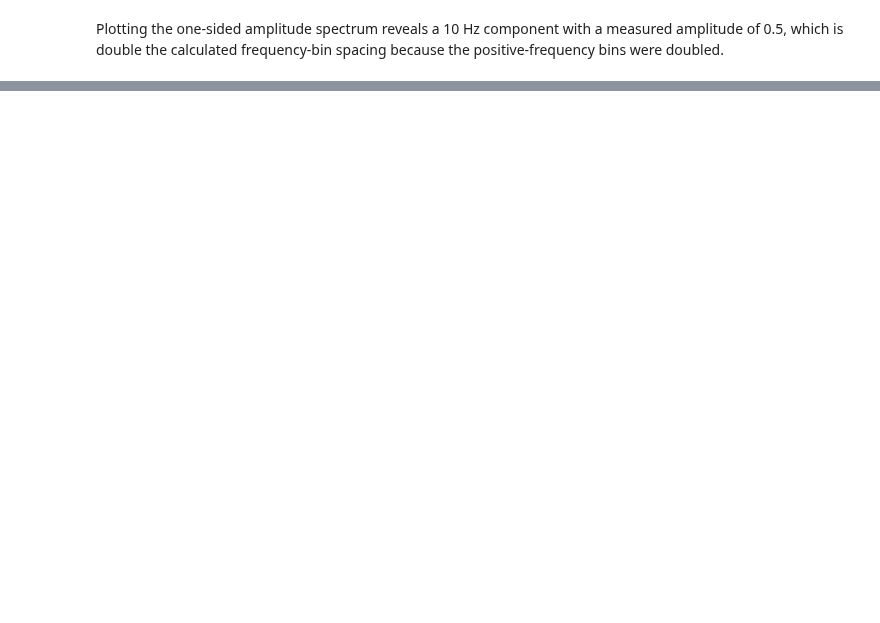
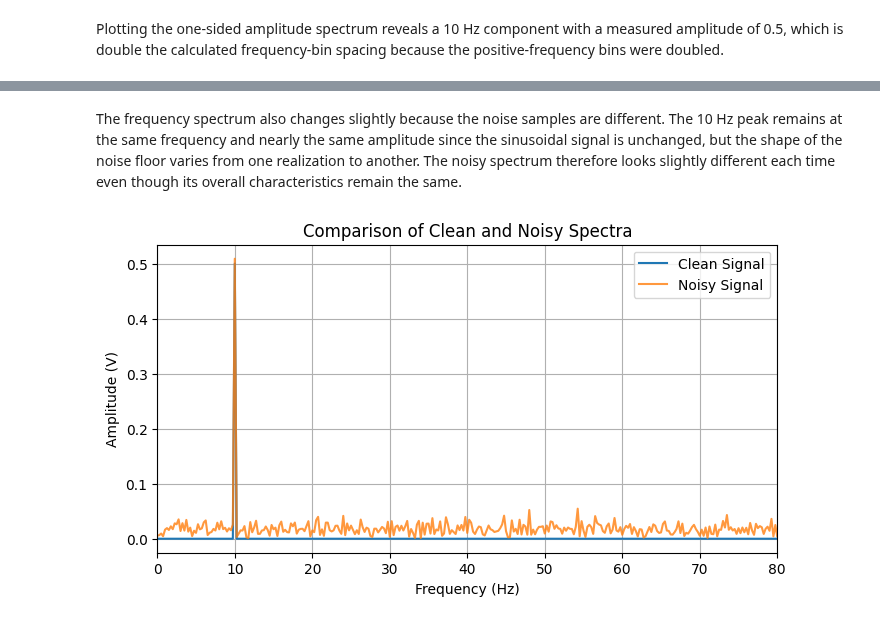
Before and after one commit to 48774861/Embedded-Wireless-Design-Labs, a Jupyter notebook: Lab2/Lab2Report.ipynb, the cells around one changed output, grey strips where cells are left out. Saved outputs shown, nothing was run; the diff lists cells and outputs as text; code cells hidden in the pictures; blank space fills up the shorter version.

```diff
--- a/Lab2/Lab2Report.ipynb
+++ b/Lab2/Lab2Report.ipynb
@@ -124,0 +387,30 @@ plt.show()
+# %% [markdown]
+The frequency spectrum also changes slightly because the noise samples are different. The 10 Hz peak remains at the same frequency and nearly the same amplitude since the sinusoidal signal is unchanged, but the shape of the noise floor varies from one realization to another. The noisy spectrum therefore looks slightly different each time even though its overall characteristics remain the same.
+# %%
+# Clean spectrum
+X = np.fft.rfft(x)
+X_amp = np.abs(X) / N
+X_amp[1:-1] *= 2
+
+# Noisy spectrum
+R = np.fft.rfft(noisy_signal)
+R_amp = np.abs(R) / N
+R_amp[1:-1] *= 2
+
+freqs = np.fft.rfftfreq(N, d=1/fs)
+
+plt.figure(figsize=(8,4))
+
+plt.plot(freqs, X_amp, label='Clean Signal')
+plt.plot(freqs, R_amp, label='Noisy Signal', alpha=0.8)
+
+plt.xlim(0, 80)
+plt.xlabel('Frequency (Hz)')
+plt.ylabel('Amplitude (V)')
+plt.title('Comparison of Clean and Noisy Spectra')
+plt.grid(True)
+plt.legend()
+
+plt.show()
+# %% [output]
+[figure, added]
```
Also changed, not shown: parts of 56 cells of this notebook, 3 other files.
